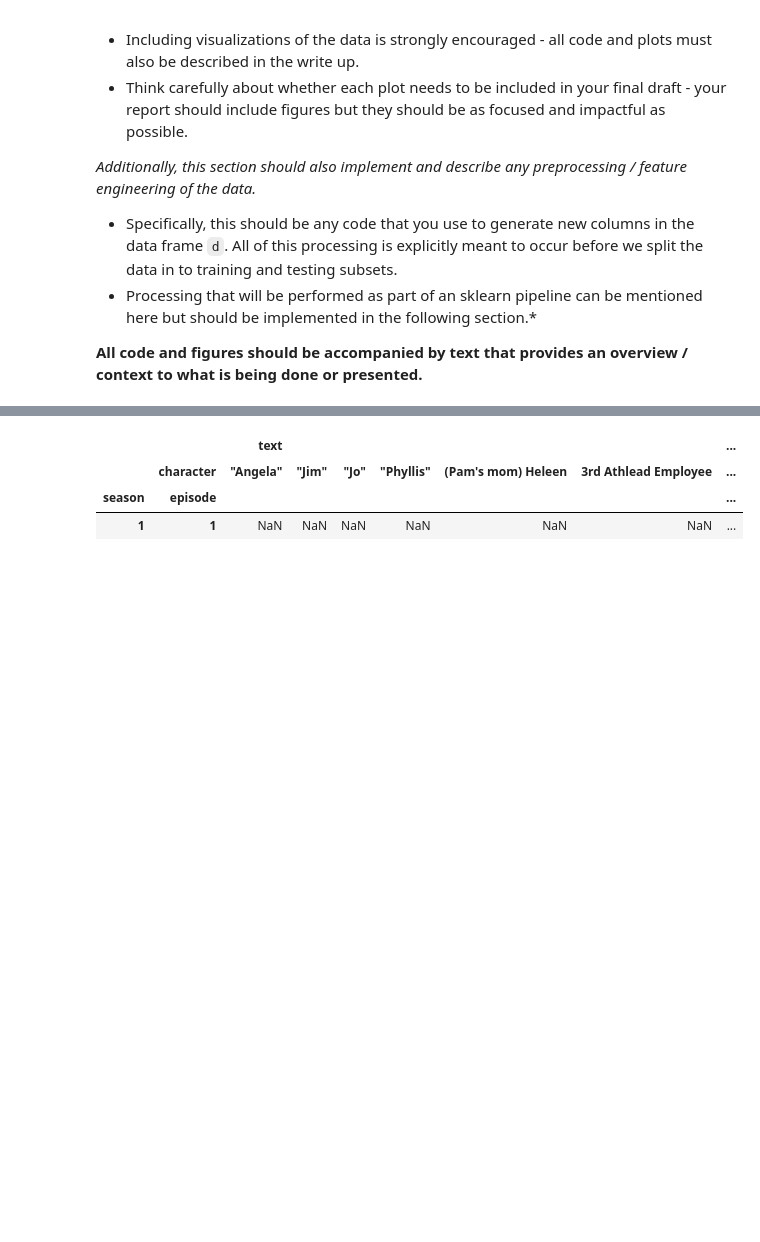
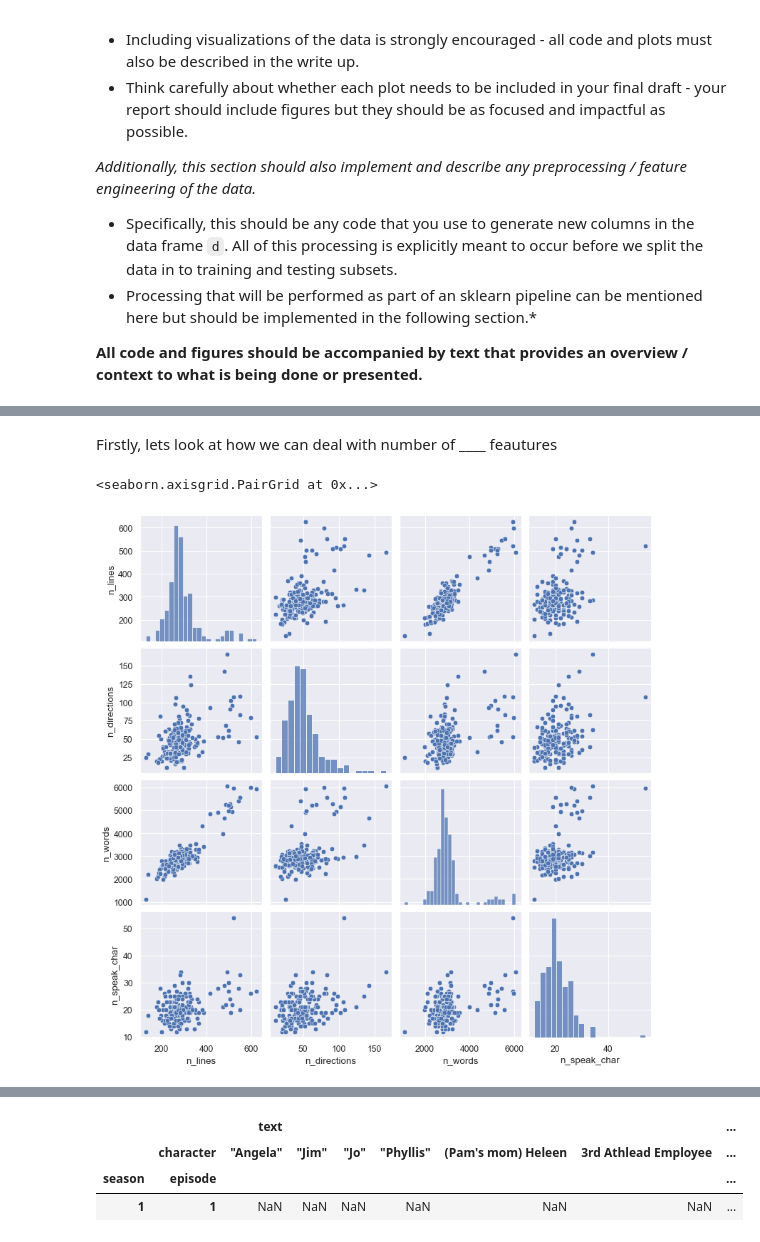
Before and after one commit to Mengyao41/ML_proj1, a Jupyter notebook: project1.ipynb, the cells around one changed output, grey strips where cells are left out. Drawn from its saved outputs; the diff is of its cells as text; code cells hidden in the pictures; blank space fills up the shorter version.

```diff
--- a/project1.ipynb
+++ b/project1.ipynb
@@ -68,0 +192,8 @@ After making sure that all the necessary libraries or submodules are uploaded he
+# %% [markdown]
+Firstly, lets look at how we can deal with number of ____ feautures
+# %%
+# we now want to see how the highly correlated values are relates:
+sns.pairplot(data[['n_lines','n_directions','n_words', 'n_speak_char']])
+# %% [output]
+<seaborn.axisgrid.PairGrid at 0x...>
+[figure, added]
```
Also changed, not shown: parts of 34 cells of this notebook.
